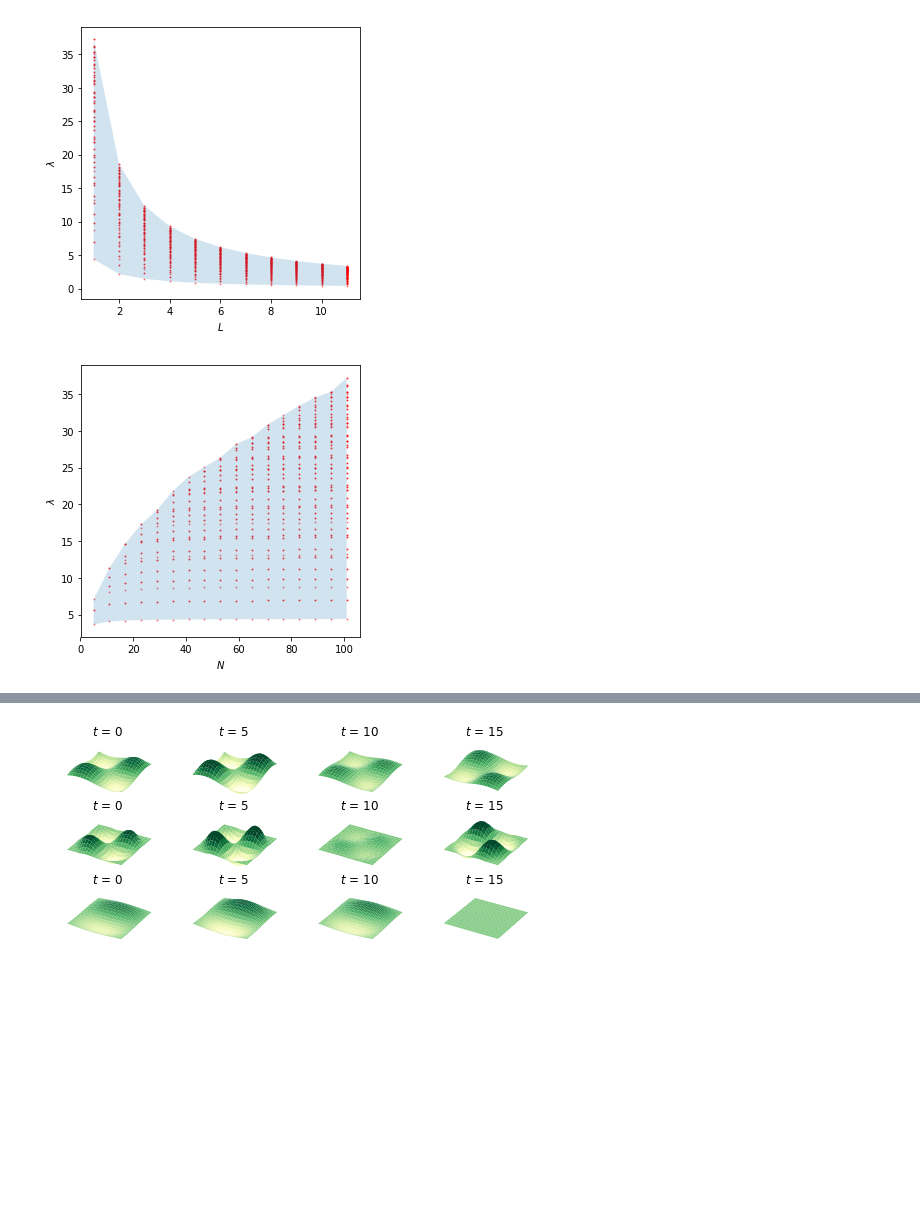
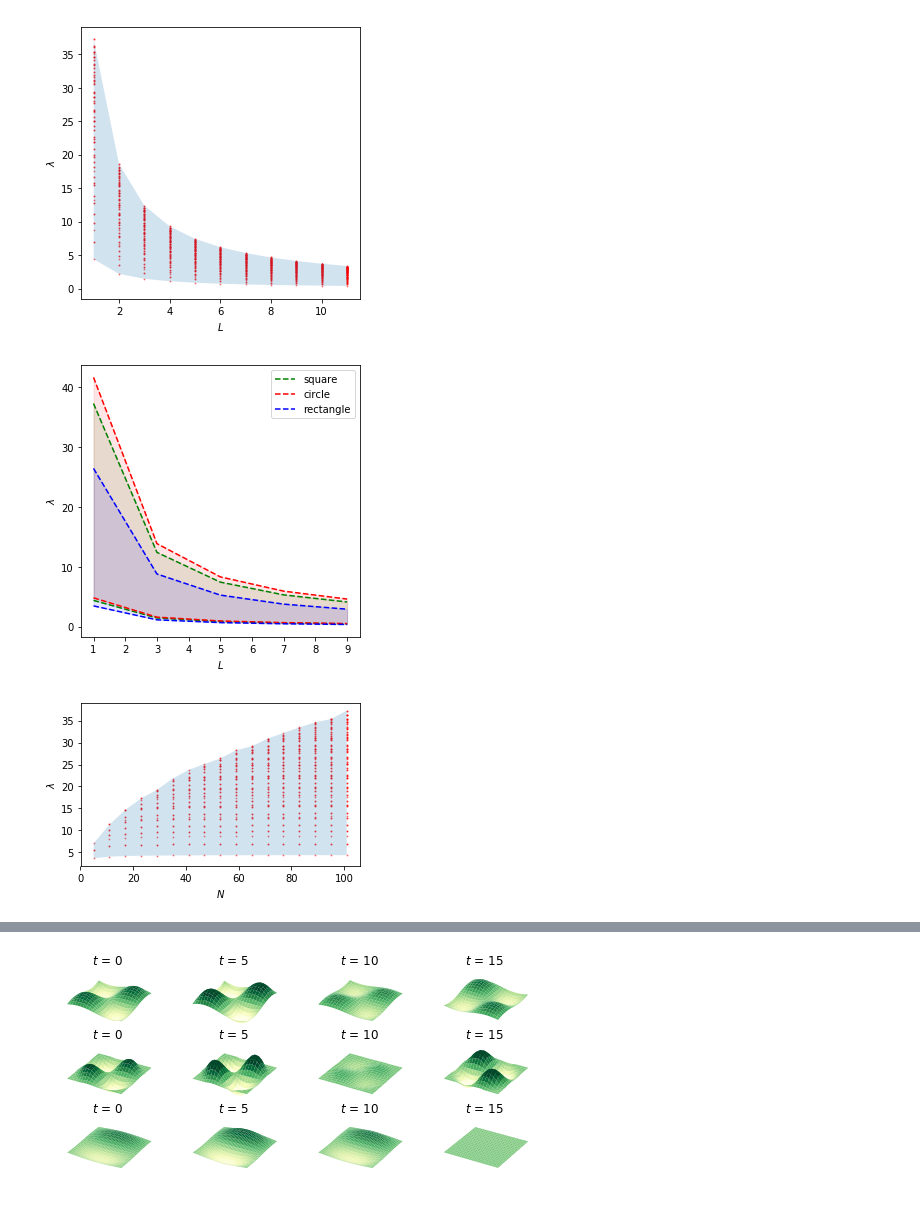
Before and after one commit to GVaessen/Scientific-Computing, a Jupyter notebook: set_3/3.1.ipynb, the cells around one changed output, grey strips where cells are left out. Cells and saved outputs as stored; diff of their text form; code cells hidden in the pictures; blank space fills up the shorter version.

```diff
--- a/set_3/3.1.ipynb
+++ b/set_3/3.1.ipynb
@@ -57,14 +57,11 @@ def gen_in_shape(N, padding, L, rectangle, circle):
 
     return in_shape
 # %%
-def gen_matrix(N, L=1, radius=0.5, K=-1, padding=1, rectangle=False, circle=False):
+def gen_matrix(N, L=1, radius=0.5, padding=1, rectangle=False, circle=False):
     """
     [3.1A] Generate matrix version
     """
     in_shape = gen_in_shape(N, padding, L, rectangle, circle)
-
-#     plt.imshow(in_shape)
-#     plt.show()
 
     dx = L/N
 
@@ -238,3 +263,27 @@ plt.show()
+# %%
+colors = ['green', 'red', 'blue']
+
+fig = plt.subplots(figsize=(5,5))
+for j,name in enumerate(['square','circle','rectangle']):
+    all_max = per_shape[name][1]
+    all_min = per_shape[name][2]
+
+#     print(all_max)
+#     print(all_min)
+#     for i,L in enumerate(all_L):
+# #         plt.scatter([L for i in range(N-1)], all_eigenval[i], color=colors[j],
+# #                     s=1, alpha=0.4)
+    plt.plot(all_L, all_max, color=colors[j], linestyle='--', label=name)
+    plt.plot(all_L, all_min, color=colors[j], linestyle='--')
+    plt.fill_between(all_L, all_max, all_min, alpha=0.1, color=colors[j])
+
+plt.xlabel('$L$')
+plt.ylabel('$\lambda$')
+plt.legend()
+plt.savefig('allshapes_eigenfreq_spectrum.pdf', bbox_inches='tight')
+plt.show()
+# %% [output]
+[figure, added]
 # %%
 all_N = np.arange(5,103,6)
 all_max_N = []
@@ -251,18 +300,18 @@ for N in all_N:
     all_max_N += [max(np.sqrt(-1*eigenval_sq[0]))]
     all_min_N += [min(np.sqrt(-1*eigenval_sq[0]))]
 # %%
-fig = plt.subplots(figsize=(5,5))
+fig = plt.subplots(figsize=(5,3))
 for i,N in enumerate(all_N):
 #     plt.scatter([N for i in range(len(all_N))], all_eigenval_N[i], color='red',
 #                 s=1, alpha=0.4)
     for j in all_eigenval_N[i]:
         plt.scatter(N, j, color='red', s=1, alpha=0.4)
 
 plt.fill_between(all_N, all_max_N, all_min_N, alpha=0.2)
 plt.xlabel('$N$')
 plt.ylabel('$\lambda$')
 plt.savefig('eigenfreq_spectrum_N.pdf', bbox_inches='tight')
 plt.show()
 # %% [output]
-[figure, old version]
+[figure, new version]
 # %%
```
Also changed, not shown: parts of 6 cells of this notebook, 1 other file.
